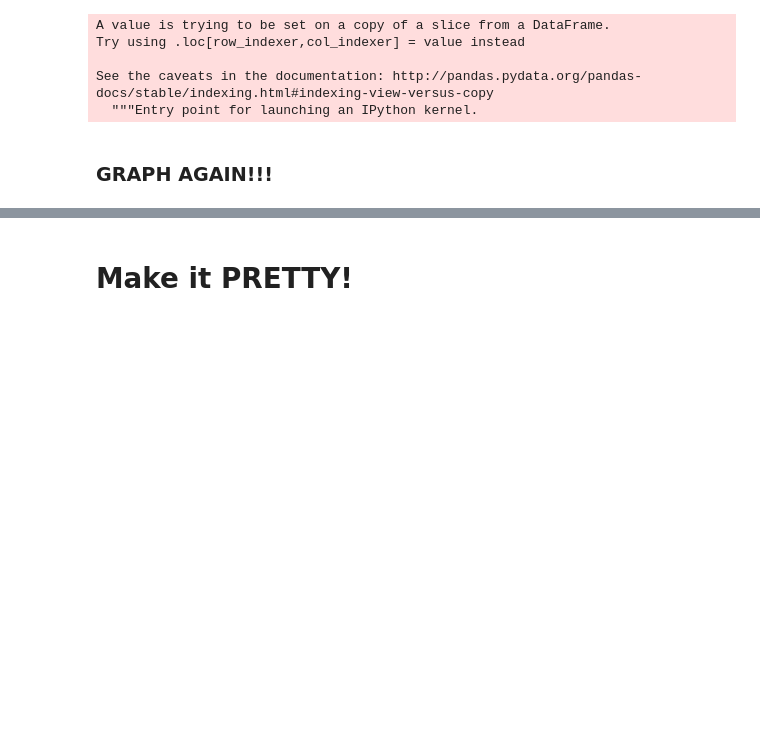
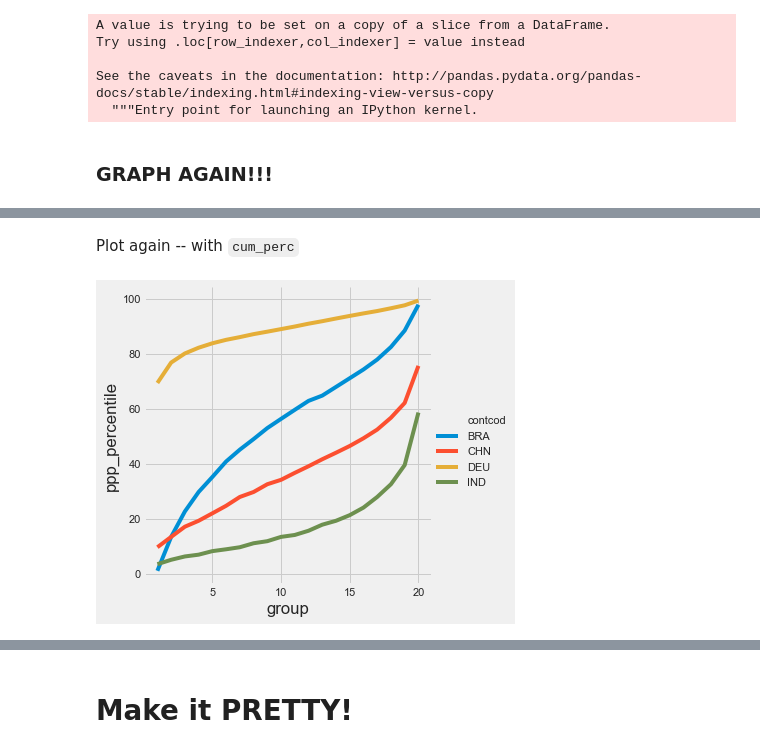
Before and after one commit to whyboris/Global-Income-Distribution, a Jupyter notebook: world_income_distribution.ipynb, the cells around one changed output, grey strips where cells are left out. Cells and saved outputs as stored; diff of their text form; code cells hidden in the pictures; blank space fills up the shorter version.

Commit message:
compute correct percentile for China fractile midpoints as fractiles have different sizes

```diff
--- a/world_income_distribution.ipynb
+++ b/world_income_distribution.ipynb
@@ -271,0 +292,3 @@ sns.relplot(x="group", y="ppp_percentile", kind="line", hue="contcod", legend="f
+# %%
+def compute_total_pop(country_code):
+  return only2005[only2005['contcod'] == country_code]['pop'].sum()
@@ -271,0 +299,2 @@ sns.relplot(x="group", y="ppp_percentile", kind="line", hue="contcod", legend="f
+# %%
+only2005['cum_pop'] = only2005[only2005['contcod'] == 'CHN']['pop'].cumsum()
@@ -271,0 +332,6 @@ sns.relplot(x="group", y="ppp_percentile", kind="line", hue="contcod", legend="f
+# %%
+only2005['cum_perc'] = 100 * (
+  (only2005[only2005['contcod'] == 'CHN']['cum_pop']) / compute_total_pop('CHN') - (
+    ((only2005[only2005['contcod'] == 'CHN']['pop']) / 2) / compute_total_pop('CHN')
+  )
+)
@@ -271,0 +364,6 @@ sns.relplot(x="group", y="ppp_percentile", kind="line", hue="contcod", legend="f
+# %% [markdown]
+Plot again -- with `cum_perc`
+# %%
+sns.relplot(x="group", y="ppp_percentile", kind="line", hue="contcod", legend="full", data=only2005);
+# %% [output]
+[figure, added]
```
Also changed, not shown: parts of 25 cells of this notebook.
